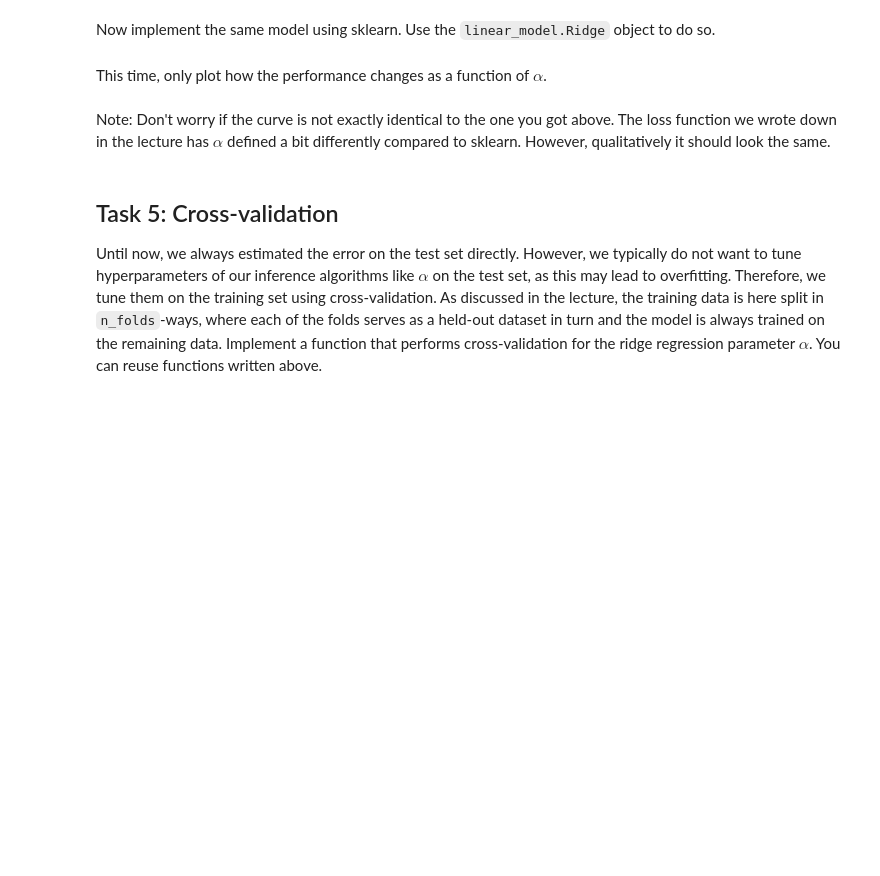
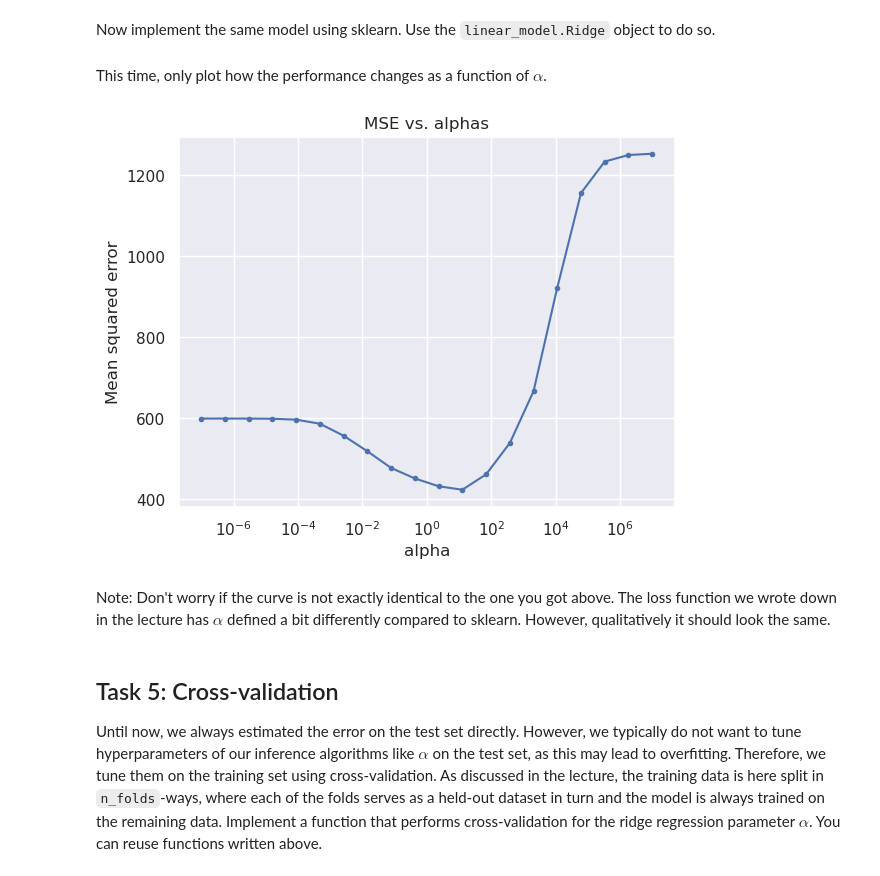
Before and after one commit to carl-lorenz/ML_practicals, a Jupyter notebook: Practical1/1_Buettner_Kortum_Lorenz.ipynb, the cells around one changed output. Cells and saved outputs as stored; diff of their text form; code cells hidden in the pictures; blank space fills up the shorter version.

Commit message:
task 4 fertig. plot immernoch hässlich.

```diff
--- a/Practical1/1_Buettner_Kortum_Lorenz.ipynb
+++ b/Practical1/1_Buettner_Kortum_Lorenz.ipynb
@@ -507,7 +507,11 @@ def ridge_regression_sklearn(X_test, X_train, y_train, alpha):
 
     # ---------------- INSERT CODE ----------------------
 
+    model = linear_model.Ridge(alpha=float(alpha), fit_intercept=True)
+    model.fit(X_train, np.ravel(y_train))
+    y_pred = model.predict(X_test)
 
+    weights = np.concatenate(([model.intercept_], model.coef_))
 
     # ---------------- END CODE -------------------------
 
@@ -519,3 +521,20 @@ This time, only plot how the performance changes as a function of $\alpha$.
+# %%
+# Plot of MSE  vs. alphas
+mse_records = []
+for alpha in alphas:
+    X_train, X_test = normalise(X_train_raw, X_test_raw)
+    w, y_pred = ridge_regression_sklearn(X_test, X_train, y_train, alpha)
+    mse_records.append(mean_squared_error(y_test, y_pred))
+
+sns.set_theme()
+plt.plot(alphas, mse_records, '.-')
+plt.xscale('log')
+plt.xlabel('alpha')
+plt.ylabel('Mean squared error')
+plt.title('MSE vs. alphas')
+plt.show()
+# %% [output]
+[figure, added]
 # %% [markdown]
 Note: Don't worry if the curve is not exactly identical to the one you got above. The loss function we wrote down in the lecture  has $\alpha$ defined a bit differently compared to sklearn. However, qualitatively it should look the same.
 # %% [markdown]
```
Also changed, not shown: parts of 4 cells of this notebook.
